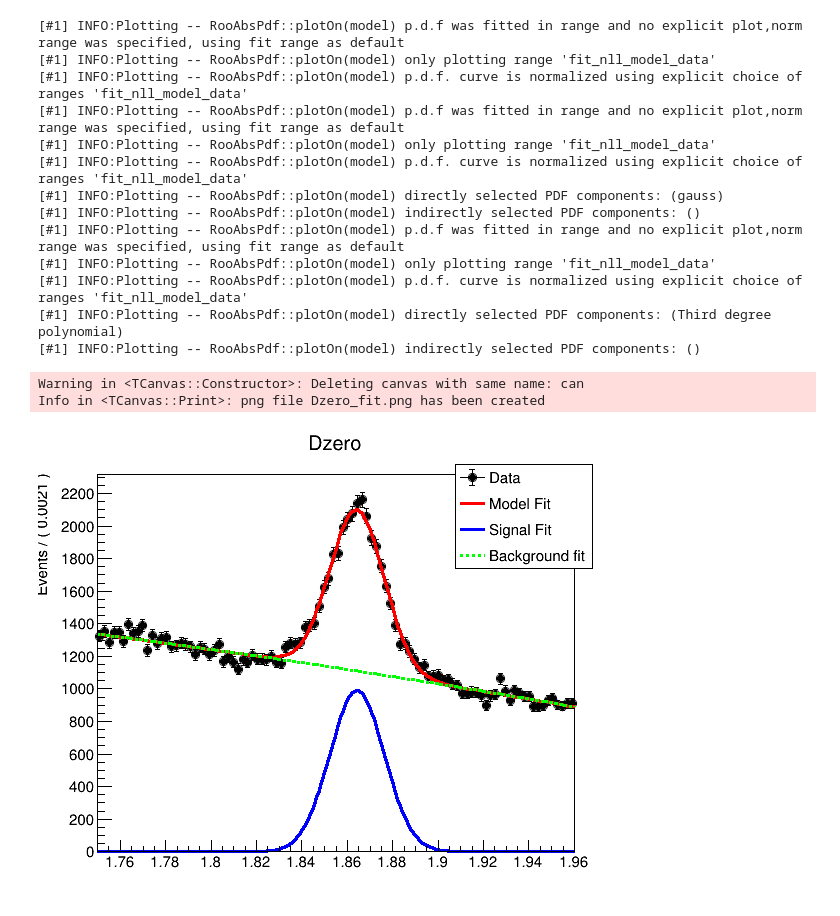
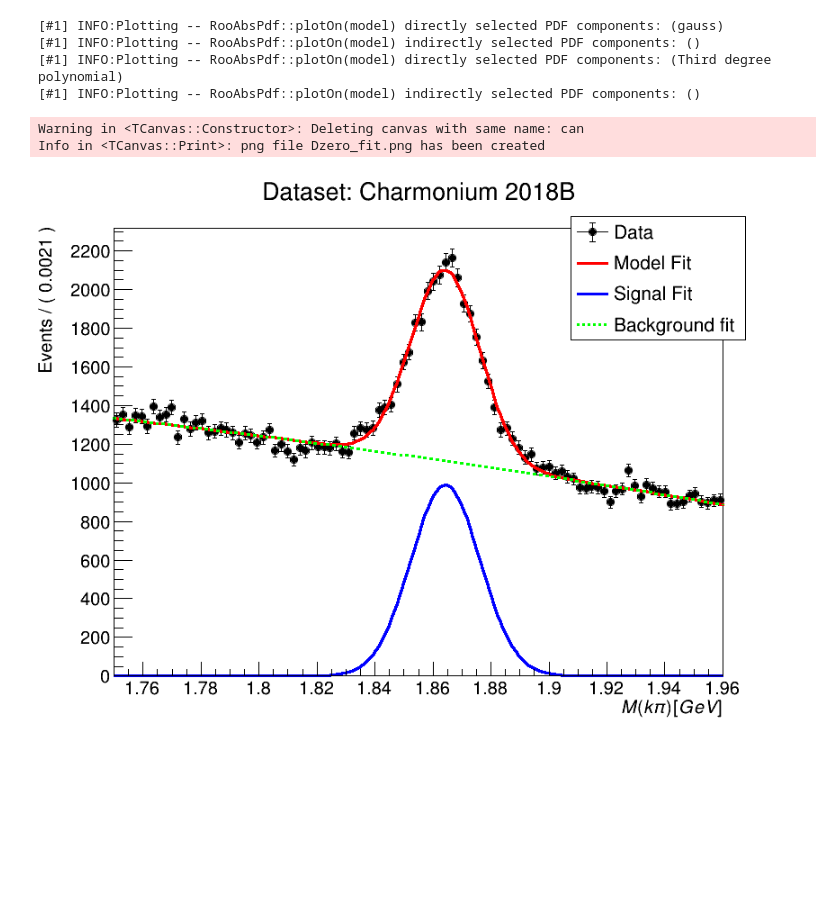
Before and after one commit to Mapse/OniaOpenCharmRun2ULAna, a Jupyter notebook: fit/dzero_fit.ipynb, the cells around one changed output. Saved outputs shown, nothing was run; the diff lists cells and outputs as text; code cells hidden in the pictures; blank space fills up the shorter version.

Commit message:
All fits working well - not extended added

```diff
--- a/fit/dzero_fit.ipynb
+++ b/fit/dzero_fit.ipynb
@@ -16,29 +12,26 @@ RooFit v3.60 -- Developed by Wouter Verkerke and David Kirkby
 # %%
 ## Signal definition: Gaussian
 
-yield_signal = ROOT.RooRealVar("yield signal", "", 1e4, 0, 1e5)
+frac_signal = ROOT.RooRealVar("frac signal", "", 0.2, 0.0, 1.0)
 mean = ROOT.RooRealVar("mean", "", 1.864, 1.830, 1.890)
-sigma = ROOT.RooRealVar("sigma", "",  0.011, 0.0, 0.999)
+sigma = ROOT.RooRealVar("sigma", "",  0.011, 0.00001, 0.999)
 
 # pdf
 gauss = ROOT.RooGaussian("gauss", "", mass, mean, sigma)
 # %%
 ## Background definition: Third degree polynomial (p0 x³ + p1 x² + p2 x + 1)
 
-yield_back = ROOT.RooRealVar("yield background", "", 1e5, 0, 1.5e5)
-p0 = ROOT.RooRealVar("p0", "", 108.09, 100, 120)
-p1 = ROOT.RooRealVar("p1", "", -47.48, -55, -45)
-#p2 = ROOT.RooRealVar("p2", "",  -507.63, -550, -450)
-#p3 = ROOT.RooRealVar("p3", "", 179.54, 150, 180)
+#yield_back = ROOT.RooRealVar("yield background", "", 1e5, 0, 1.5e5)
+p0 = ROOT.RooRealVar("p0", "", 78, -100, 100)
+p1 = ROOT.RooRealVar("p1", "", -15, -100, 100)
+p2 = ROOT.RooRealVar("p2", "",  -9, -100, 100)
 
-back = ROOT.RooPolynomial("Third degree polynomial", "", mass, ROOT.RooArgList(p0, p1))
 
-#back = ROOT.RooGenericPdf("Third degree polynomial", "", "@1*@0**3 + @2*@0**2 + @3*@0 + @4", ROOT.RooArgList(mass, p0, p1, p2, p3) )
-#back = ROOT.RooGenericPdf("Third degree polynomial", "", "@1 * @0**3 + @2 * @0**2, + @3 * @0 + 1", ROOT.RooArgList(mass, p0, p1, p2))
+back = ROOT.RooPolynomial("Third degree polynomial", "", mass, ROOT.RooArgList(p0, p1, p2))
 # %%
 # Model definition and fitting
 model = ROOT.RooAddPdf("model", "", ROOT.RooArgList(gauss, back),
-                       ROOT.RooArgList(yield_signal, yield_back))
+                       ROOT.RooArgList(frac_signal), ROOT.kTRUE)
 # %%
-result = model.fitTo(data, ROOT.RooFit.Extended(True), ROOT.RooFit.Range(1.75, 1.96))
+result = model.fitTo(data, ROOT.RooFit.Save())
 # %% [output]
@@ -64,11 +57,11 @@ result = model.fitTo(data, ROOT.RooFit.Extended(True), ROOT.RooFit.Range(1.75, 1
 colors = {"model" : 2, "signal" : 4, "background" : 3}
 styles = {"model" : 1, "signal" : 1, "background" : 2}
 
-can  = ROOT.TCanvas("can", "histograms   ", 600, 500)
+can = ROOT.TCanvas("can", "histograms", 850, 650)
 
 # Frame creation
-frame = mass.frame(ROOT.RooFit.Title("Dzero"))
-
+frame = mass.frame(ROOT.RooFit.Title("Dataset: Charmonium 2018B"))
+frame.GetXaxis().SetTitle("M(k\pi) [GeV]")
 ## Plots
 
 # Data
@@ -77,40 +70,31 @@ data.plotOn(frame, ROOT.RooFit.Name("Data"), ROOT.RooFit.DataError(ROOT.RooAbsDa
 # Model
 model.plotOn(frame, ROOT.RooFit.Name("Model"), ROOT.RooFit.LineStyle(styles["model"]), ROOT.RooFit.LineColor(colors["model"]))
 
 # Signal
 model.plotOn(frame, ROOT.RooFit.Name("Signal"), ROOT.RooFit.Components("gauss"), ROOT.RooFit.LineStyle(styles["signal"]), ROOT.RooFit.LineColor(colors["signal"]))
 
 # Background
 model.plotOn(frame, ROOT.RooFit.Name("Background"), ROOT.RooFit.Components("Third degree polynomial"), ROOT.RooFit.LineStyle(styles["background"]), ROOT.RooFit.LineColor(colors["background"]))
 
 ## Legends
 
 leg = ROOT.TLegend(0.7, 0.7, 0.93, 0.92)
 leg.AddEntry(frame.findObject("Data"), "Data", "LEP")
 leg.AddEntry(frame.findObject("Model"), "Model Fit", "L")
 leg.AddEntry(frame.findObject("Signal"), "Signal Fit", "L")
 leg.AddEntry(frame.findObject("Background"), "Background fit", "L")
 
 frame.Draw()
 leg.Draw("same")
 
 can.Draw()
 
 can.SaveAs("Dzero_fit.png")
 # %% [output]
-[#1] INFO:Plotting -- RooAbsPdf::plotOn(model) p.d.f was fitted in range and no explicit plot,norm range was specified, using fit range as default
-[#1] INFO:Plotting -- RooAbsPdf::plotOn(model) only plotting range 'fit_nll_model_data'
-[#1] INFO:Plotting -- RooAbsPdf::plotOn(model) p.d.f. curve is normalized using explicit choice of ranges 'fit_nll_model_data'
-[#1] INFO:Plotting -- RooAbsPdf::plotOn(model) p.d.f was fitted in range and no explicit plot,norm range was specified, using fit range as default
-[#1] INFO:Plotting -- RooAbsPdf::plotOn(model) only plotting range 'fit_nll_model_data'
-[#1] INFO:Plotting -- RooAbsPdf::plotOn(model) p.d.f. curve is normalized using explicit choice of ranges 'fit_nll_model_data'
 [#1] INFO:Plotting -- RooAbsPdf::plotOn(model) directly selected PDF components: (gauss)
 [#1] INFO:Plotting -- RooAbsPdf::plotOn(model) indirectly selected PDF components: ()
-[#1] INFO:Plotting -- RooAbsPdf::plotOn(model) p.d.f was fitted in range and no explicit plot,norm range was specified, using fit range as default
-[#1] INFO:Plotting -- RooAbsPdf::plotOn(model) only plotting range 'fit_nll_model_data'
-[#1] INFO:Plotting -- RooAbsPdf::plotOn(model) p.d.f. curve is normalized using explicit choice of ranges 'fit_nll_model_data'
 [#1] INFO:Plotting -- RooAbsPdf::plotOn(model) directly selected PDF components: (Third degree polynomial)
 [#1] INFO:Plotting -- RooAbsPdf::plotOn(model) indirectly selected PDF components: ()
 Warning in <TCanvas::Constructor>: Deleting canvas with same name: can
 Info in <TCanvas::Print>: png file Dzero_fit.png has been created
-[figure, old version]
+[figure, new version]
```
Also changed, not shown: parts of 6 cells of this notebook, 4 other files.
